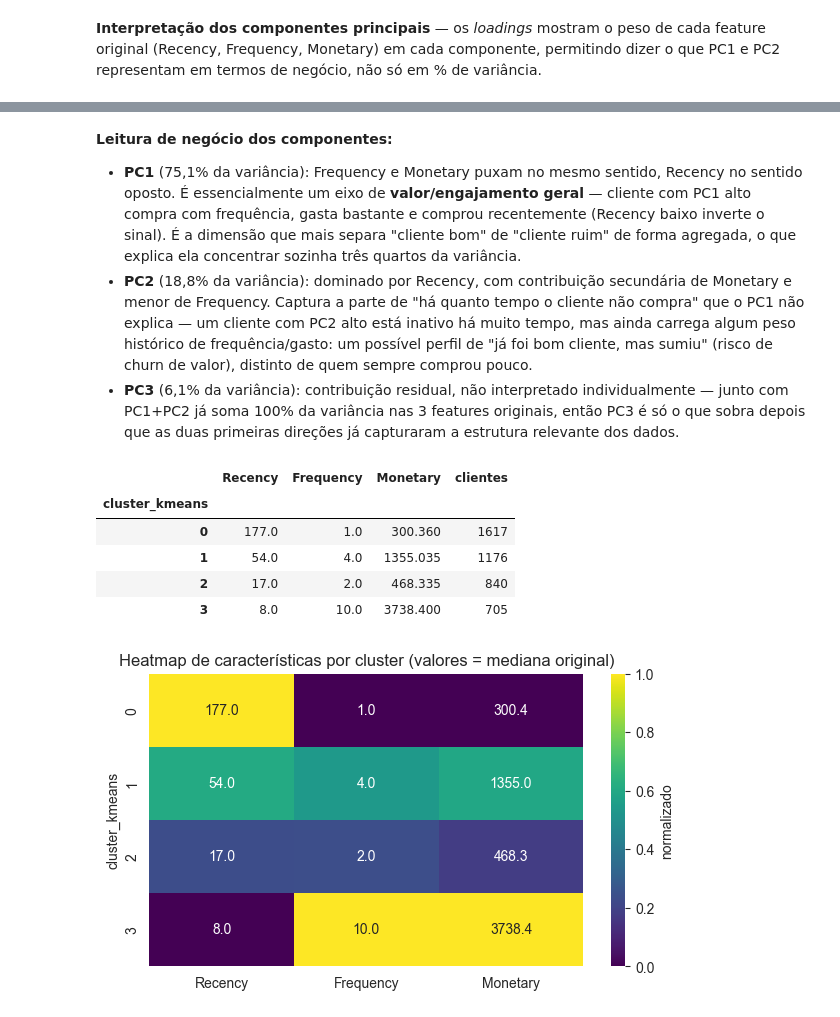
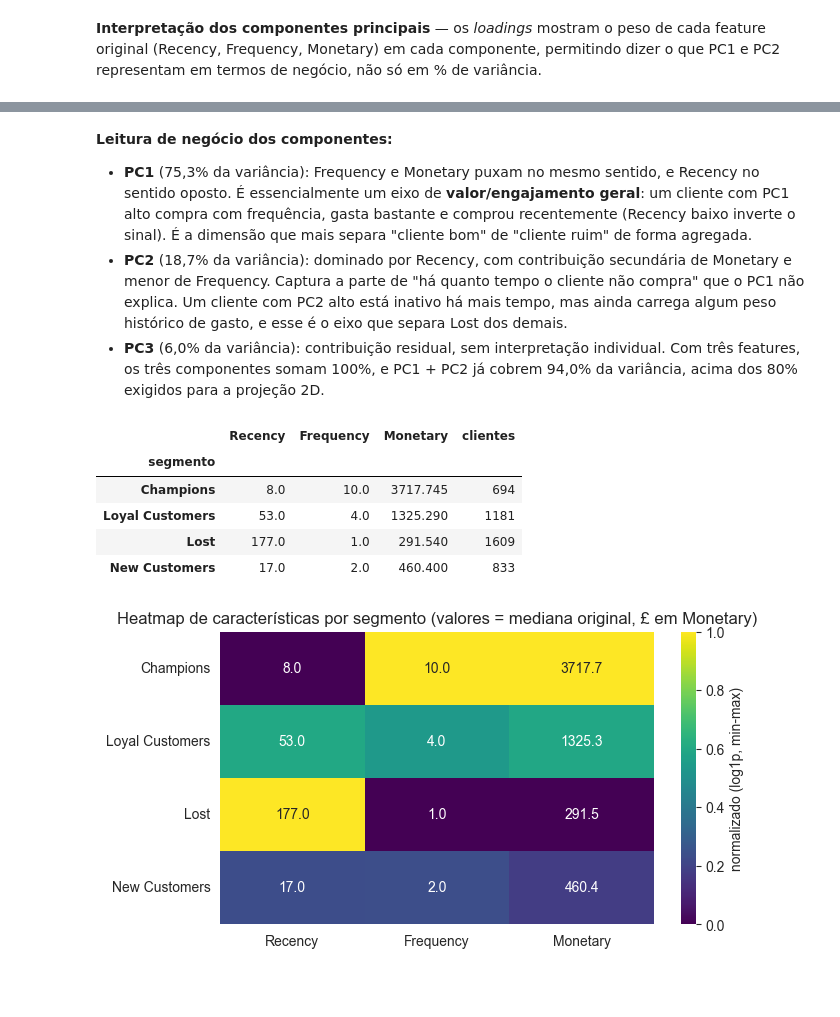
Before and after one commit to dzpoa/unisinos-segmentacao-clientes-rfm, a Jupyter notebook: segmentacao_clientes.ipynb, the cells around one changed output, grey strips where cells are left out. Cells and saved outputs as stored; diff of their text form; code cells hidden in the pictures; blank space fills up the shorter version.

```diff
--- a/segmentacao_clientes.ipynb
+++ b/segmentacao_clientes.ipynb
@@ -432,8 +523,7 @@ linkage escolhido para o dendrograma: average (silhueta=0.416)
 # %%
-# dendrograma com o linkage que teve maior silhueta na comparação acima —
-# Ward costuma ser o ponto de partida mais comum, mas usar aqui o vencedor
-# real evita a inconsistência de comparar os três e ignorar o resultado
-Z_link_final = linkage(Z_hier, method=LINKAGE_FINAL)
+# dendrograma com o linkage escolhido na célula anterior (maior silhueta entre
+# as soluções não degeneradas)
+Z_link_final = links[LINKAGE_FINAL]
 labels_hier_final = fcluster(Z_link_final, t=K_FINAL, criterion="maxclust")
 rfm.loc[rfm.index[idx_amostra], "cluster_hier"] = labels_hier_final
 
@@ -443,7 +533,7 @@ n = len(Z_hier)
 dist_ordenadas = Z_link_final[:, 2]
 corte = (dist_ordenadas[n - K_FINAL - 1] + dist_ordenadas[n - K_FINAL]) / 2
 
-# a cor de cada galho é decidida por nós (via link_color_func), não pelo esquema
+# a cor de cada galho é definida explicitamente (via link_color_func), não pelo esquema
 # automático do scipy — com truncate_mode="lastp" a separação real entre clusters
 # pode ficar escondida dentro de uma super-folha comprimida, e a cor automática do
 # scipy (baseada só no desenho truncado) pode contar grupos errado ou usar cores
@@ -706,7 +925,7 @@ loadings
 # %% [markdown]
 **Leitura de negócio dos componentes:**
 
-- **PC1** (75,1% da variância): Frequency e Monetary puxam no mesmo sentido, Recency no sentido oposto. É essencialmente um eixo de **valor/engajamento geral** — cliente com PC1 alto compra com frequência, gasta bastante e comprou recentemente (Recency baixo inverte o sinal). É a dimensão que mais separa "cliente bom" de "cliente ruim" de forma agregada, o que explica ela concentrar sozinha três quartos da variância.
-- **PC2** (18,8% da variância): dominado por Recency, com contribuição secundária de Monetary e menor de Frequency. Captura a parte de "há quanto tempo o cliente não compra" que o PC1 não explica — um cliente com PC2 alto está inativo há muito tempo, mas ainda carrega algum peso histórico de frequência/gasto: um possível perfil de "já foi bom cliente, mas sumiu" (risco de churn de valor), distinto de quem sempre comprou pouco.
-- **PC3** (6,1% da variância): contribuição residual, não interpretado individualmente — junto com PC1+PC2 já soma 100% da variância nas 3 features originais, então PC3 é só o que sobra depois que as duas primeiras direções já capturaram a estrutura relevante dos dados.
+- **PC1** (75,3% da variância): Frequency e Monetary puxam no mesmo sentido, e Recency no sentido oposto. É essencialmente um eixo de **valor/engajamento geral**: um cliente com PC1 alto compra com frequência, gasta bastante e comprou recentemente (Recency baixo inverte o sinal). É a dimensão que mais separa "cliente bom" de "cliente ruim" de forma agregada.
+- **PC2** (18,7% da variância): dominado por Recency, com contribuição secundária de Monetary e menor de Frequency. Captura a parte de "há quanto tempo o cliente não compra" que o PC1 não explica. Um cliente com PC2 alto está inativo há mais tempo, mas ainda carrega algum peso histórico de gasto, e esse é o eixo que separa Lost dos demais.
+- **PC3** (6,0% da variância): contribuição residual, sem interpretação individual. Com três features, os três componentes somam 100%, e PC1 + PC2 já cobrem 94,0% da variância, acima dos 80% exigidos para a projeção 2D.
 # %%
@@ -722,42 +948,50 @@ fig3d.update_layout(
 )
 fig3d.show()
 # %%
-# perfil por cluster (medianas na escala original — mais interpretável que Z)
-perfil = rfm.groupby("cluster_kmeans")[FEATURES].median()
+# perfil por segmento (medianas na escala original — mais interpretável que Z)
+perfil_rfm = rfm.groupby("segmento")[FEATURES].median().loc[ORDEM_SEG]
 
-# normaliza em espaço log1p, não na escala original — um único cluster extremo em
+# normaliza em espaço log1p, não na escala original — um único segmento extremo em
 # Frequency/Monetary (mesmo problema de escala da seção 3) dominaria o min-max e
-# esmagaria a diferença visual entre os outros clusters, mesmo eles sendo bem diferentes entre si
-perfil_log = np.log1p(perfil)
+# esmagaria a diferença visual entre os demais
+perfil_log = np.log1p(perfil_rfm)
 perfil_norm = (perfil_log - perfil_log.min()) / (perfil_log.max() - perfil_log.min())
 
+# no radar, Recency é invertida: assim "mais para fora" significa "melhor" nos três
+# eixos (mais recente, mais frequente, mais valor) e a área do polígono lê-se como valor
+radar = perfil_norm.copy()
+radar["Recency"] = 1 - radar["Recency"]
+eixos = ["Recency (invertida)", "Frequency", "Monetary"]
+
 fig_radar = go.Figure()
-for c in perfil_norm.index:
+for seg in radar.index:
     fig_radar.add_trace(go.Scatterpolar(
-        r=perfil_norm.loc[c].values, theta=FEATURES, fill="toself", name=f"Cluster {c}",
+        r=radar.loc[seg].values, theta=eixos, fill="toself", name=seg, line_color=COR_SEG[seg],
     ))
 fig_radar.update_layout(
-    title="Perfil normalizado por cluster (mediana de R, F, M)",
+    title="Perfil normalizado por segmento (mediana de R, F, M — mais para fora = melhor)",
     polar=dict(radialaxis=dict(visible=True, range=[0, 1])),
-    width=650, height=550,
+    width=700, height=550,
 )
 fig_radar.show()
 # %%
-# tabela crua (sem normalizar) — útil para conferir se algum cluster é extremo
+# tabela crua (sem normalizar) — útil para conferir se algum segmento é extremo
 # de verdade, em vez de artefato de escala do gráfico
-perfil.assign(clientes=rfm["cluster_kmeans"].value_counts())
+perfil_rfm.assign(clientes=rfm["segmento"].value_counts())
 # %% [output]
 |  | Recency | Frequency | Monetary | clientes |
-| cluster_kmeans |  |  |  |  |
-| 0 | 177.0 | 1.0 | 300.360 | 1617 |
-| 1 | 54.0 | 4.0 | 1355.035 | 1176 |
-| 2 | 17.0 | 2.0 | 468.335 | 840 |
-| 3 | 8.0 | 10.0 | 3738.400 | 705 |
+| segmento |  |  |  |  |
+| Champions | 8.0 | 10.0 | 3717.745 | 694 |
+| Loyal Customers | 53.0 | 4.0 | 1325.290 | 1181 |
+| Lost | 177.0 | 1.0 | 291.540 | 1609 |
+| New Customers | 17.0 | 2.0 | 460.400 | 833 |
 # %%
 fig, ax = plt.subplots(figsize=(7, 3.8))
-sns.heatmap(perfil_norm, annot=perfil.round(1), fmt="", cmap="viridis", ax=ax, cbar_kws={"label": "normalizado"})
-ax.set_title("Heatmap de características por cluster (valores = mediana original)")
+sns.heatmap(perfil_norm, annot=perfil_rfm.round(1), fmt="", cmap="viridis", ax=ax,
+            cbar_kws={"label": "normalizado (log1p, min-max)"})
+ax.set_title("Heatmap de características por segmento (valores = mediana original, £ em Monetary)")
+ax.set_ylabel("")
 plt.show()
 # %% [output]
-[figure, old version]
+[figure, new version]
 # %%
```
Also changed, not shown: parts of 53 cells of this notebook, 2 other files.
